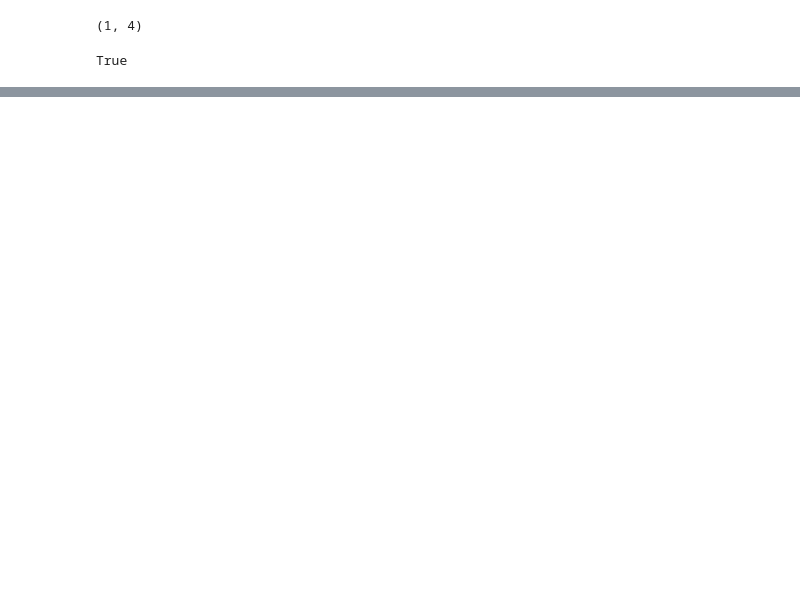
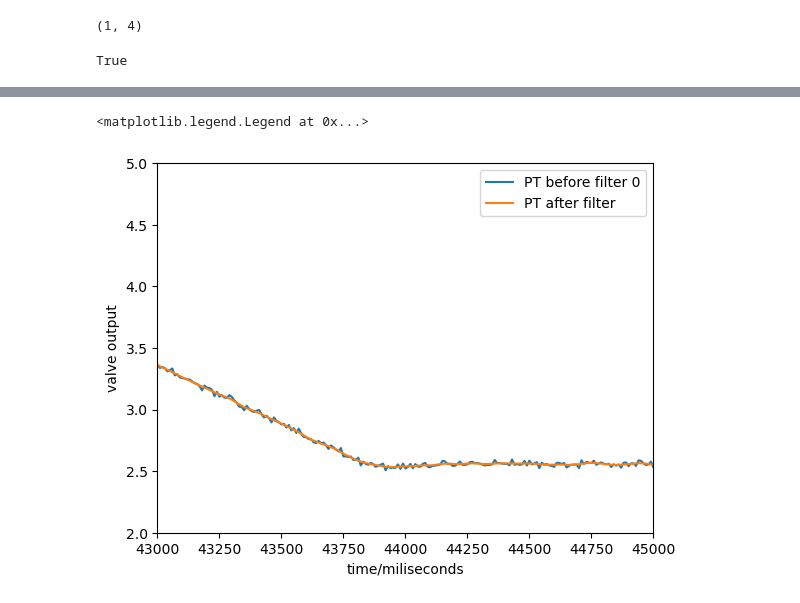
Before and after one commit to SBC-Collaboration/LAr10Ana, a Jupyter notebook: nb/rzhang/Piezo-Waveform_t_start.ipynb, the cells around one changed output, grey strips where cells are left out. Cells and saved outputs as stored; diff of their text form; code cells hidden in the pictures; blank space fills up the shorter version.

```diff
--- a/nb/rzhang/Piezo-Waveform_t_start.ipynb
+++ b/nb/rzhang/Piezo-Waveform_t_start.ipynb
@@ -246,0 +249,18 @@ for i in range(len(reverse_valve_delta)):
+# %%
+numtaps = 10  # filter length (longer = sharper cutoff)
+Fs= 1000 # sampling rate
+Fc = 10 # low pass filter in Hz
+fir = firwin(numtaps, Fc, window='hamming', fs=Fs)
+PT_filtered = filtfilt(fir, [1.0], slowdaq_PT)
+
+plt.plot(slowdaq_time,slowdaq_PT, label="PT before filter 0")
+plt.plot(slowdaq_time,PT_filtered, label="PT after filter")
+plt.xlabel("time/miliseconds")
+plt.ylabel("valve output")
+# plt.axvline(x=int(610.8+48300),color="red")
+plt.xlim(43000,45000)
+plt.ylim(2,5)
+plt.legend()
+# %% [output]
+<matplotlib.legend.Legend at 0x...>
+[figure, added]
```
Also changed, not shown: parts of 17 cells of this notebook, 1 other file.
